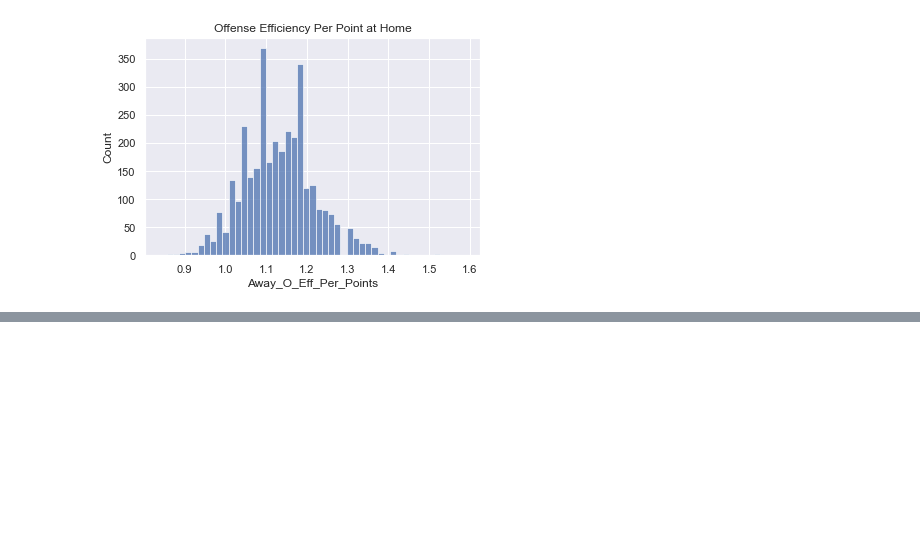
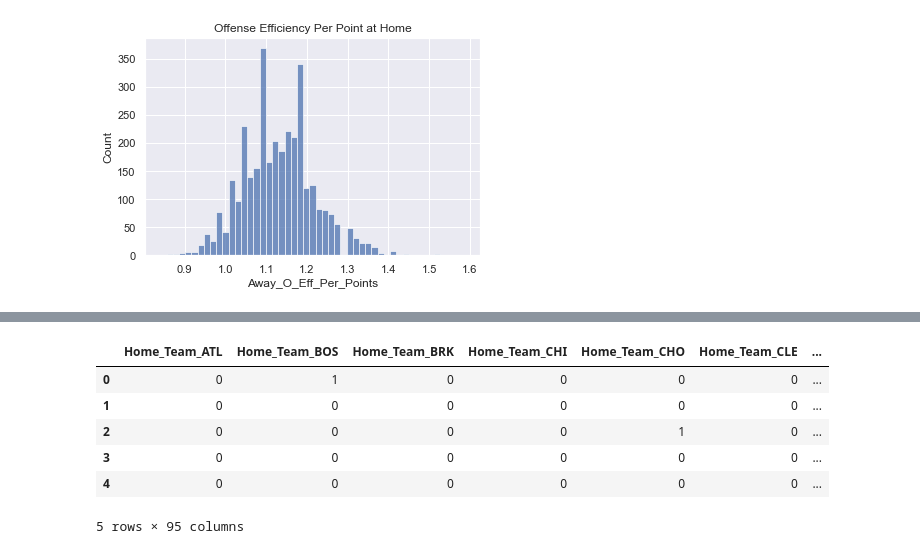
Before and after one commit to dingjamma/LHLFinalProject, a Jupyter notebook: graphs.ipynb, the cells around one changed output, grey strips where cells are left out. Saved outputs shown, nothing was run; the diff lists cells and outputs as text; code cells hidden in the pictures; blank space fills up the shorter version.

```diff
--- a/graphs.ipynb
+++ b/graphs.ipynb
@@ -264,0 +311,14 @@ Text(0.5, 1.0, 'Offense Efficiency Per Point at Home')
+# %%
+teams = pd.get_dummies(df[['Home_Team','Away_Team']])
+# %%
+df = pd.concat([teams,df],1)
+# %%
+df.head()
+# %% [output]
+|  | Home_Team_ATL | Home_Team_BOS | Home_Team_BRK | Home_Team_CHI | Home_Team_CHO | Home_Team_CLE | ... |
+| 0 | 0 | 1 | 0 | 0 | 0 | 0 | ... |
+| 1 | 0 | 0 | 0 | 0 | 0 | 0 | ... |
+| 2 | 0 | 0 | 0 | 0 | 1 | 0 | ... |
+| 3 | 0 | 0 | 0 | 0 | 0 | 0 | ... |
+| 4 | 0 | 0 | 0 | 0 | 0 | 0 | ... |
+5 rows × 95 columns
```
Also changed, not shown: parts of 4 cells of this notebook, 2 other files.
